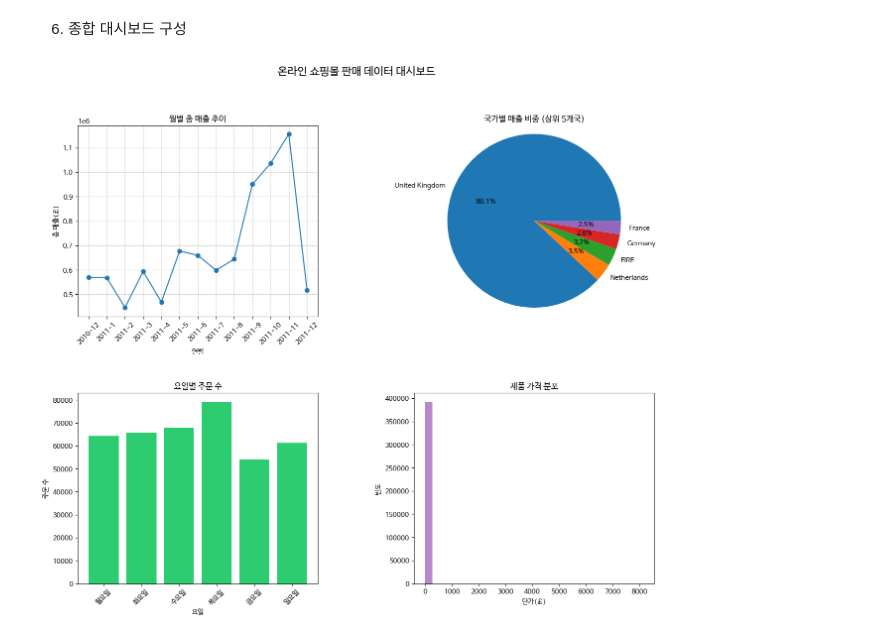
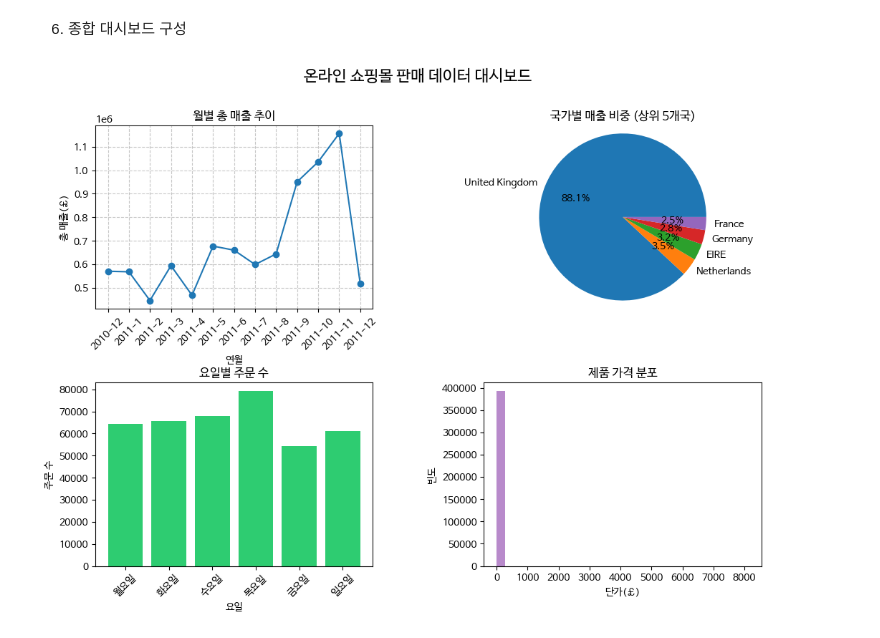
Before and after one commit to jj-it-lab/Data-Analysis-with-Open-Source, a Jupyter notebook: 오픈소스_데이터_분석_11강.ipynb, the cells around one changed output. Drawn from its saved outputs; the diff is of its cells as text; code cells hidden in the pictures.

```diff
--- a/오픈소스_데이터_분석_11강.ipynb
+++ b/오픈소스_데이터_분석_11강.ipynb
@@ -600,7 +600,7 @@ country_sales = retail_data_clean.groupby('Country')['TotalPrice'].sum().reset_i
 top_countries = country_sales.sort_values('TotalPrice', ascending=False).head(5)
 
 ## 전체 대시보드 figure 설정
-fig = plt.figure(figsize=(15, 12))
+fig = plt.figure(figsize=(12, 8))
 plt.subplots_adjust(hspace=0.4, wspace=0.4) ## 서브플롯 간 간격 조정
 
 day_names = ['월요일', '화요일', '수요일', '목요일', '금요일', '토요일', '일요일']
@@ -615,31 +615,31 @@ ax1.set_ylabel('총 매출(£)', fontsize=10)
 ax1.tick_params(axis='x', rotation=45)
 ax1.grid(True, linestyle='--', alpha=0.7)
 
 ## 두 번째 서브플롯: 국가별 매출 비중 (파이 차트)
 ax2 = plt.subplot2grid((2, 2), (0, 1))
 ax2.pie(top_countries['TotalPrice'], labels=top_countries['Country'].head(5), autopct='%1.1f%%')
 ax2.set_title('국가별 매출 비중 (상위 5개국)', fontsize=12)
 ax2.axis('equal') ## 원형 파이 차트를 위해 비율을 같게 설정
 
 ## 세 번째 서브플롯: 요일별 주문 수 (막대 그래프)
 ax3 = plt.subplot2grid((2, 2), (1, 0))
 day_orders = retail_data_clean.groupby('DayOfWeek').size()
 day_orders.index = [day_names[i] for i in day_orders.index]
 ax3.bar(day_orders.index, day_orders.values, color='#2ecc71')
 ax3.set_title('요일별 주문 수', fontsize=12)
 ax3.set_xlabel('요일', fontsize=10)
 ax3.set_ylabel('주문 수', fontsize=10)
 ax3.tick_params(axis='x', rotation=45)
 
 ## 네 번째 서브플롯: 제품 가격 분포 (히스토그램)
 ax4 = plt.subplot2grid((2, 2), (1, 1))
 ax4.hist(retail_data_clean['UnitPrice'], bins=30, color='#9b59b6', alpha=0.7)
 ax4.set_title('제품 가격 분포', fontsize=12)
 ax4.set_xlabel('단가(£)', fontsize=10)
 ax4.set_ylabel('빈도', fontsize=10)
 
 ## 전체 대시보드 제목
 plt.suptitle('온라인 쇼핑몰 판매 데이터 대시보드', fontsize=16)
 plt.show()
 # %% [output]
-[figure, old version]
+[figure, new version]
```
